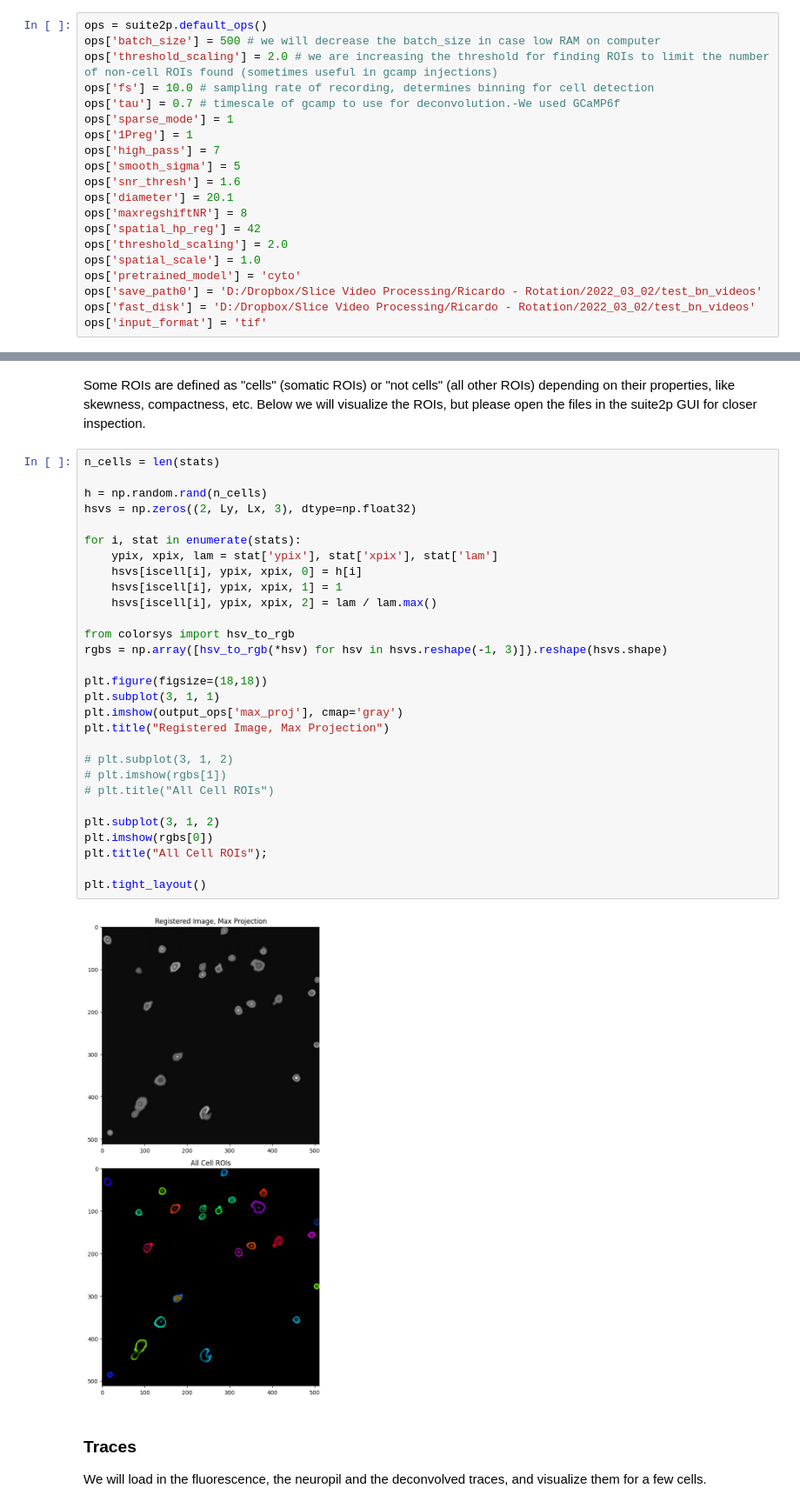
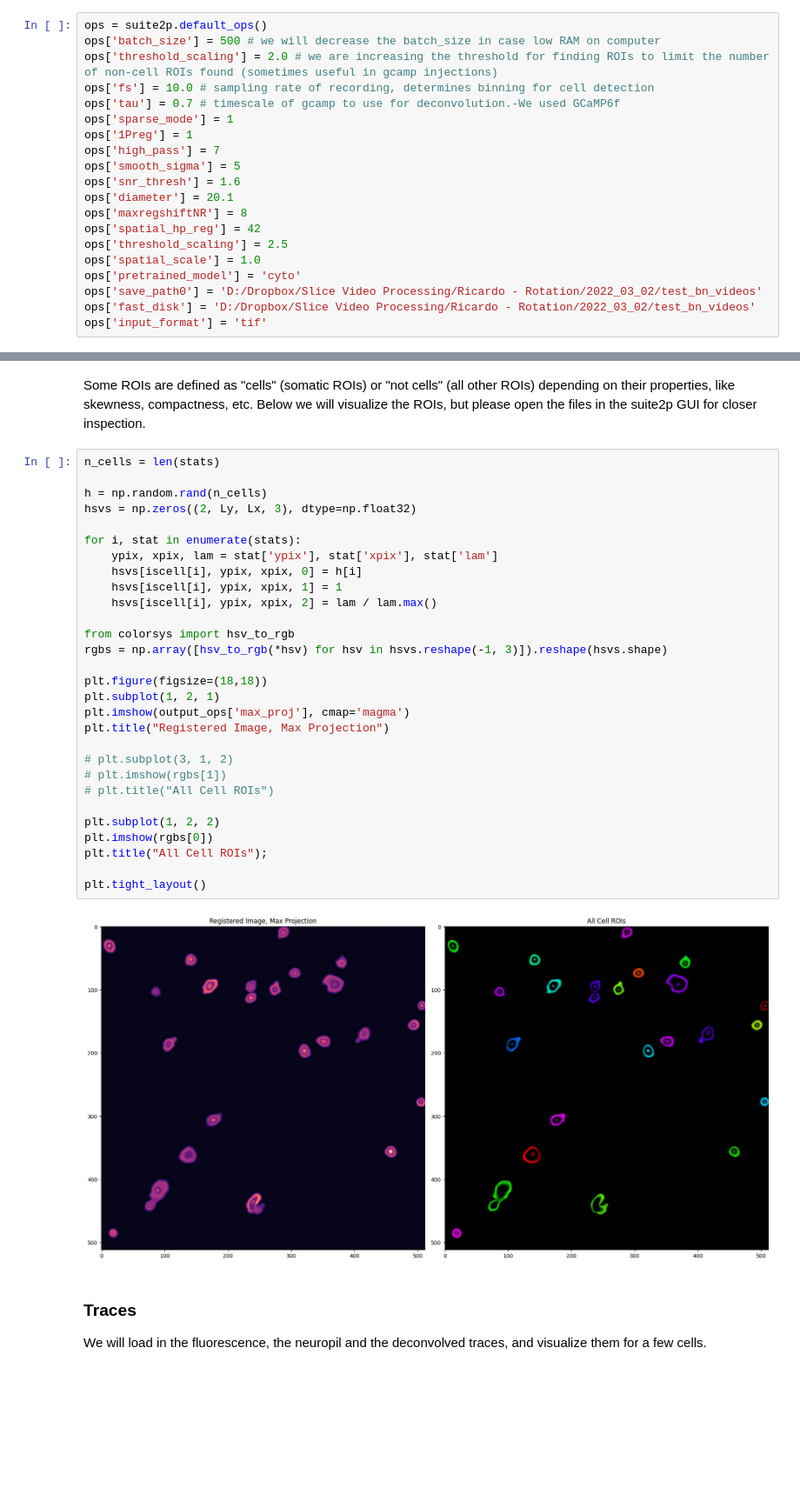
Before and after one commit to rdiazrincon/VTA_SNc, a Jupyter notebook: run_suite2p_colab_2021.ipynb, the cells around one changed output, grey strips where cells are left out. Shown at 87% size. Cells and saved outputs as stored; diff of their text form; blank space fills up the shorter version.

```diff
--- a/run_suite2p_colab_2021.ipynb
+++ b/run_suite2p_colab_2021.ipynb
@@ -94,7 +94,7 @@ ops['snr_thresh'] = 1.6
 ops['diameter'] = 20.1
 ops['maxregshiftNR'] = 8
 ops['spatial_hp_reg'] = 42
-ops['threshold_scaling'] = 2.0
+ops['threshold_scaling'] = 2.5
 ops['spatial_scale'] = 1.0
 ops['pretrained_model'] = 'cyto'
 ops['save_path0'] = 'D:/Dropbox/Slice Video Processing/Ricardo - Rotation/2022_03_02/test_bn_videos'
@@ -385,34 +381,34 @@ Some ROIs are defined as "cells" (somatic ROIs) or "not cells" (all other ROIs)
 # %%
 n_cells = len(stats)
 
 h = np.random.rand(n_cells)
 hsvs = np.zeros((2, Ly, Lx, 3), dtype=np.float32)
 
 for i, stat in enumerate(stats):
     ypix, xpix, lam = stat['ypix'], stat['xpix'], stat['lam']
     hsvs[iscell[i], ypix, xpix, 0] = h[i]
     hsvs[iscell[i], ypix, xpix, 1] = 1
     hsvs[iscell[i], ypix, xpix, 2] = lam / lam.max()
 
 from colorsys import hsv_to_rgb
 rgbs = np.array([hsv_to_rgb(*hsv) for hsv in hsvs.reshape(-1, 3)]).reshape(hsvs.shape)
 
 plt.figure(figsize=(18,18))
-plt.subplot(3, 1, 1)
-plt.imshow(output_ops['max_proj'], cmap='gray')
+plt.subplot(1, 2, 1)
+plt.imshow(output_ops['max_proj'], cmap='magma')
 plt.title("Registered Image, Max Projection")
 
 # plt.subplot(3, 1, 2)
 # plt.imshow(rgbs[1])
 # plt.title("All Cell ROIs")
 
-plt.subplot(3, 1, 2)
+plt.subplot(1, 2, 2)
 plt.imshow(rgbs[0])
 plt.title("All Cell ROIs");
 
 plt.tight_layout()
 # %% [output]
-[figure, old version]
+[figure, new version]
 # %% [markdown]
 ### Traces
 
```
Also changed, not shown: parts of 7 cells of this notebook.
